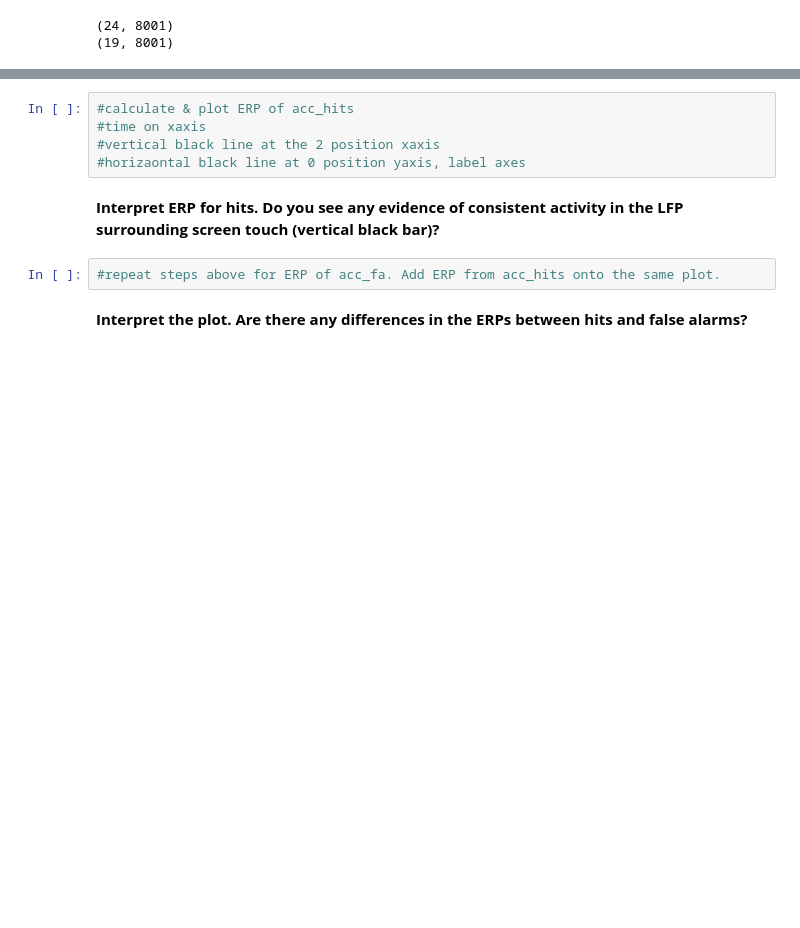
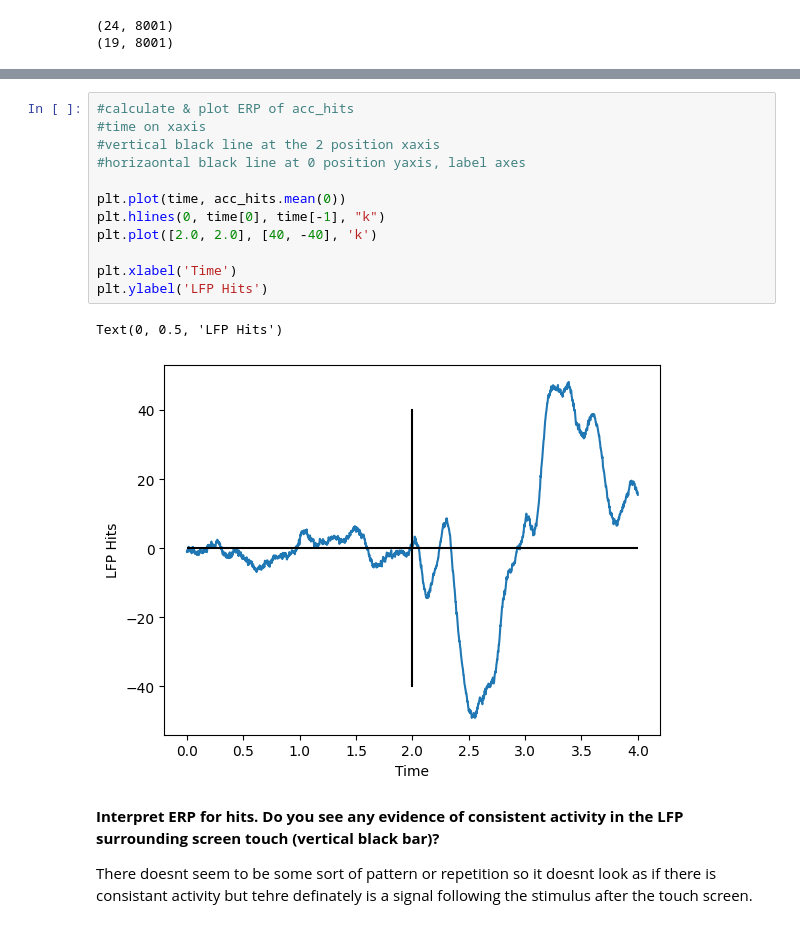
Before and after one commit to nellyfadil/Neuro-265, a Jupyter notebook: coding_homework_5.ipynb, the cells around one changed output, grey strips where cells are left out. Drawn from its saved outputs; the diff is of its cells as text; blank space fills up the shorter version.

```diff
--- a/coding_homework_5.ipynb
+++ b/coding_homework_5.ipynb
@@ -88,11 +89,19 @@ ValueError: ignored
 # %%
 #calculate & plot ERP of acc_hits
 #time on xaxis
 #vertical black line at the 2 position xaxis
 #horizaontal black line at 0 position yaxis, label axes
+
+plt.plot(time, acc_hits.mean(0))
+plt.hlines(0, time[0], time[-1], "k")
+plt.plot([2.0, 2.0], [40, -40], 'k')
+
+plt.xlabel('Time')
+plt.ylabel('LFP Hits')
+# %% [output]
+Text(0, 0.5, 'LFP Hits')
+[figure, added]
 # %% [markdown]
 **Interpret ERP for hits. Do you see any evidence of consistent activity in the LFP surrounding screen touch (vertical black bar)?**
+
+There doesnt seem to be some sort of pattern or repetition so it doesnt look as if there is consistant activity but tehre definately is a signal following the stimulus after the touch screen.
-# %%
-#repeat steps above for ERP of acc_fa. Add ERP from acc_hits onto the same plot.
-# %% [markdown]
-**Interpret the plot. Are there any differences in the ERPs between hits and false alarms?**
```
Also changed, not shown: parts of 7 cells of this notebook.
